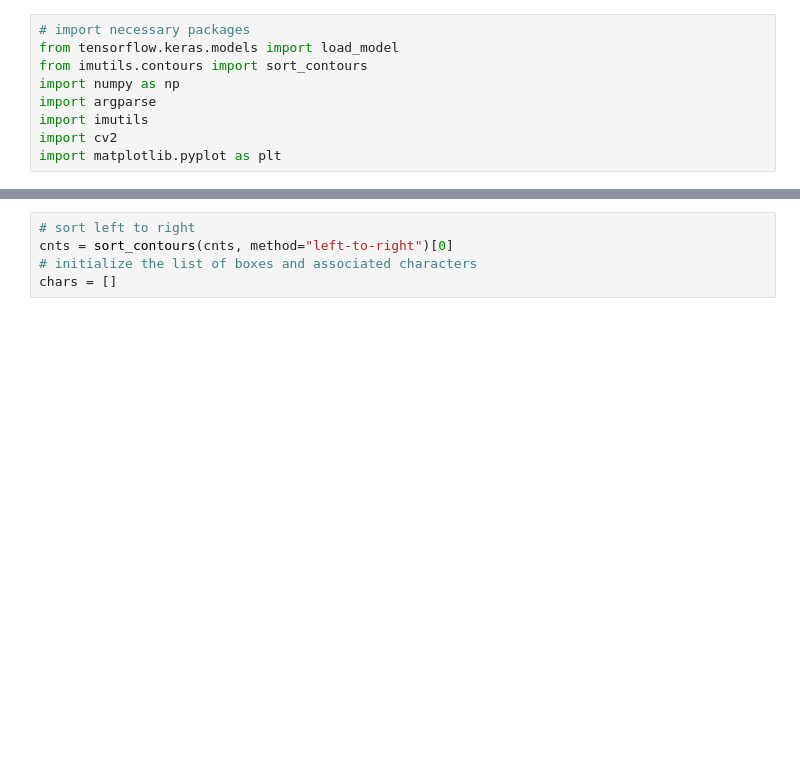
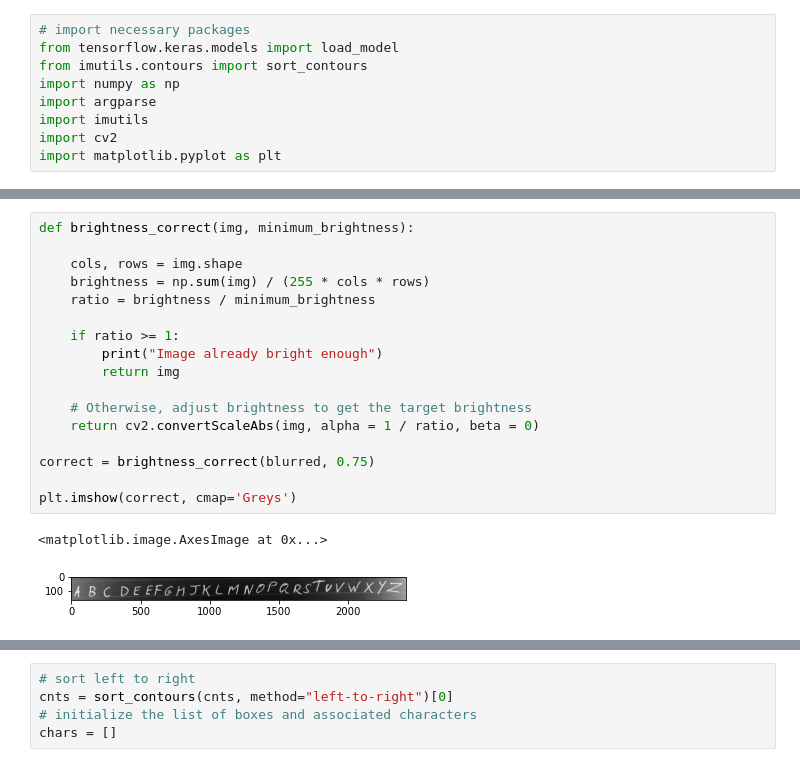
Before and after one commit to monolith1/Handwritten-OCR-for-WriteIn-Resolution, a Jupyter notebook: app.ipynb, the cells around one changed output, grey strips where cells are left out. Cells and saved outputs as stored; diff of their text form; blank space fills up the shorter version.

```diff
--- a/app.ipynb
+++ b/app.ipynb
@@ -13 +22,21 @@ model = load_model('model/LSTM_RNN.h5')
+# %%
+def brightness_correct(img, minimum_brightness):
+
+    cols, rows = img.shape
+    brightness = np.sum(img) / (255 * cols * rows)
+    ratio = brightness / minimum_brightness
+
+    if ratio >= 1:
+        print("Image already bright enough")
+        return img
+
+    # Otherwise, adjust brightness to get the target brightness
+    return cv2.convertScaleAbs(img, alpha = 1 / ratio, beta = 0)
+
+correct = brightness_correct(blurred, 0.75)
+
+plt.imshow(correct, cmap='Greys')
+# %% [output]
+<matplotlib.image.AxesImage at 0x...>
+[figure, added]
 # %%
```
Also changed, not shown: parts of 9 cells of this notebook, 24 other files.
